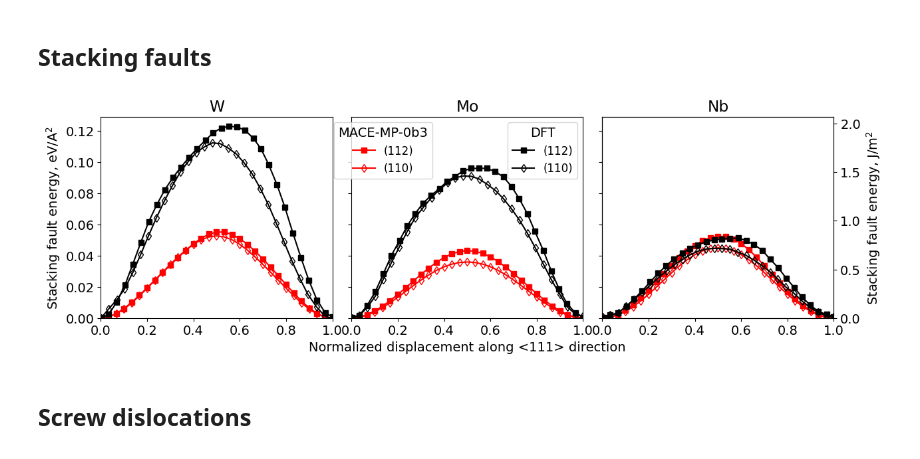
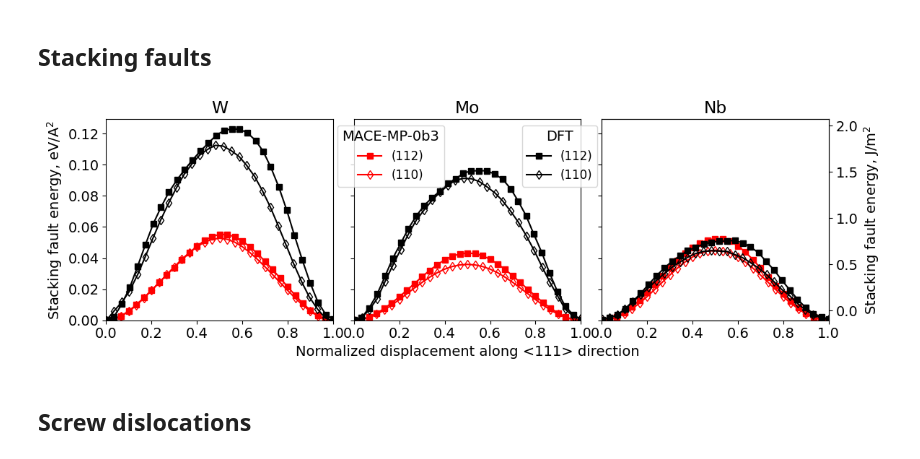
Before and after one commit to pgrigorev/mace_bcc_test, a Jupyter notebook: figures_second_version.ipynb, the cells around one changed output. Cells and saved outputs as stored; diff of their text form; code cells hidden in the pictures.

Commit message:
fixed ylabel tight layout

```diff
--- a/figures_second_version.ipynb
+++ b/figures_second_version.ipynb
@@ -62,9 +62,9 @@ for ax in axes:
         ax.patches[i].set_edgecolor(color)
 
 
-axes[0].set_ylabel("$C_{11}$, GPa", fontsize=15)
-axes[1].set_ylabel("$C_{12}$, GPa", fontsize=15)
-axes[2].set_ylabel("$C_{44}$, GPa", fontsize=15)
+axes[0].set_ylabel("$C_{11}$ (GPa)", fontsize=15)
+axes[1].set_ylabel("$C_{12}$ (GPa)", fontsize=15)
+axes[2].set_ylabel("$C_{44}$ (GPa)", fontsize=15)
 
 
 axes[1].legend(loc="upper right", labels=["DFT", "MACE-MP-0b3", "MACE-MP-0b3-FT "], fontsize=11)
@@ -287,42 +287,44 @@ for ax, symbol in zip(rows, ["W", "Mo", "Nb"]):
     s, E = np.loadtxt(f"data/gamma_line_DFT_screw_{symbol}_1.csv", unpack=True, delimiter=',',)
     dft_1 = ax.plot(s /s.max(), E * J / m**2, "-d", markerfacecolor='none', color="k", label=labels[1])
 
     ax.set_title(symbol)
 
 if show_ft:
     potential = "A13_MD"
     s, E = np.loadtxt(f"results/gamma_line_{potential}_screw_W_0.csv", unpack=True)
     mace_ft_0 = rows[0].plot(s / s.max(), E[::-1] , "--s", color="b", label=labels[0])
 
     s, E = np.loadtxt(f"results/gamma_line_{potential}_screw_W_1.csv", unpack=True)
     mace_ft_1 = rows[0].plot(s / s.max(), E[::-1], "--d", markerfacecolor='none', color="b", label=labels[1])
 
     rows[0].legend(loc="lower center", handles=[mace_ft_0[0], mace_ft_1[0]], title="MACE-MP-0b3-FT", fontsize=12)
-fig.tight_layout()
-first_legend = rows[1].legend(loc="upper left", handles=[mace_0[0], mace_1[0]], #title=potential.split("-")[:-1],
-                              title="MACE-MP-0b3", fontsize=12, bbox_to_anchor=(-0.1, 1.0))
-rows[1].legend(loc="upper right", handles=[dft_0[0], dft_1[0]], title="DFT", fontsize=12, bbox_to_anchor=(1.0, 1.0))
-rows[1].add_artist(first_legend)
-rows[0].set_xlim(0, 1)
-rows[0].set_ylim(0, rows[0].get_ylim()[1])
+rows[0].set_ylabel("Stacking fault energy, eV/A$^2$")
 
-rows[0].set_ylabel("Stacking fault energy, eV/A$^2$")
 twin_ax = rows[2].twinx()
 twin_ax.set_ylim(np.array(rows[0].get_ylim()) / J * m**2)
 twin_ax.set_ylabel("Stacking fault energy, J/m$^2$")
 
 
 rows[1].set_xlabel("Normalized displacement along <111> direction")
+fig.tight_layout()
+first_legend = rows[1].legend(loc="upper left", handles=[mace_0[0], mace_1[0]], #title=potential.split("-")[:-1],
+                              title="MACE-MP-0b3", fontsize=12, bbox_to_anchor=(-0.1, 1.0))
+rows[1].legend(loc="upper right", handles=[dft_0[0], dft_1[0]], title="DFT", fontsize=12, bbox_to_anchor=(1.1, 1.0))
+rows[1].add_artist(first_legend)
+rows[0].set_xlim(0, 1)
+rows[0].set_ylim(0, rows[0].get_ylim()[1])
+
+
 
 
 if show_ft:
     fig.savefig("figures/stacking_fault_energy_W_Mo_Nb_medium_0b3_ft.pdf")
     fig.savefig("figures/stacking_fault_energy_W_Mo_Nb_medium_0b3_ft.svg")
 else:
     fig.savefig("figures/stacking_fault_energy_W_Mo_Nb_medium_0b3.pdf")
     fig.savefig("figures/stacking_fault_energy_W_Mo_Nb_medium_0b3.svg")
 # %% [output]
-[figure, old version]
+[figure, new version]
 # %% [markdown]
 ## Screw dislocations
 # %%
```
Also changed, not shown: parts of 1 cell of this notebook, 3 other files.
